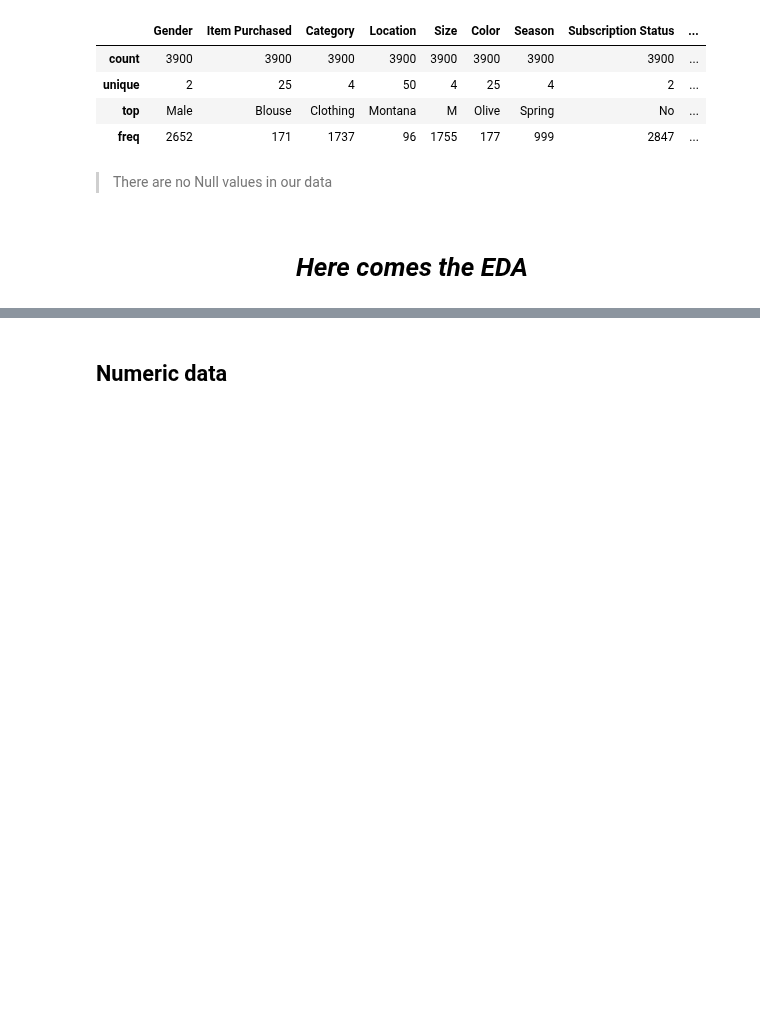
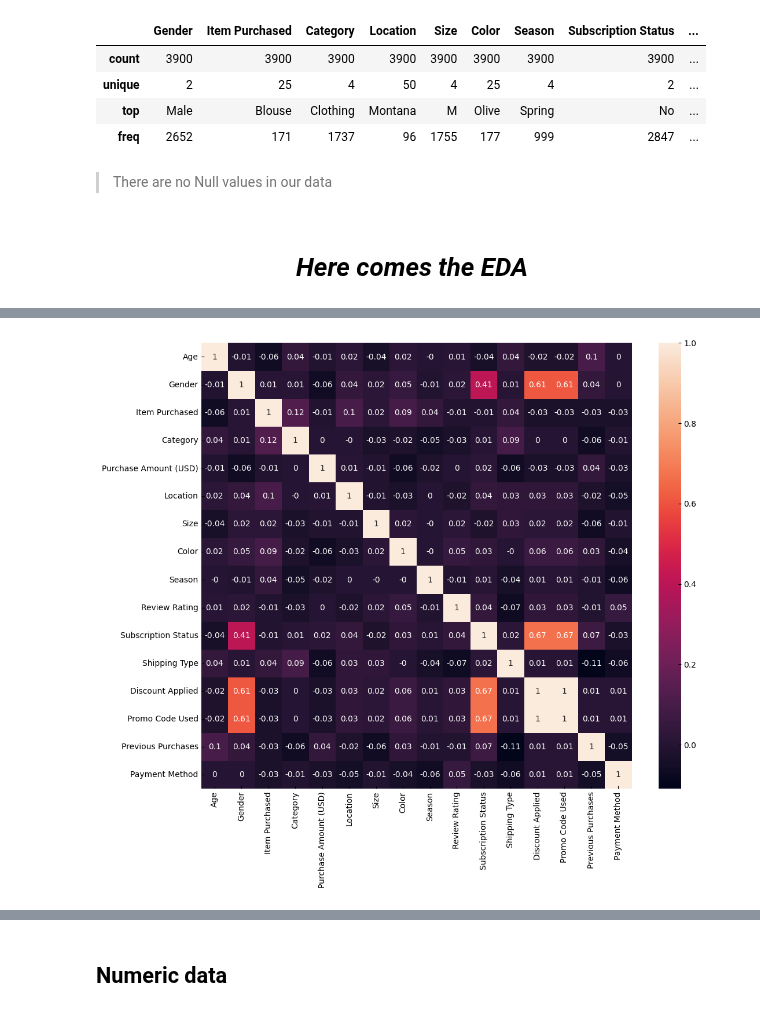
Before and after one commit to georgekovin/Consumer-Behavior-and-Shopping-Habits-Research, a Jupyter notebook: research.ipynb, the cells around one changed output, grey strips where cells are left out. Drawn from its saved outputs; the diff is of its cells as text; code cells hidden in the pictures; blank space fills up the shorter version.

```diff
--- a/research.ipynb
+++ b/research.ipynb
@@ -91,9 +93,3 @@ data.describe(include='object').round(2)
 > There are no Null values in our data
 # %% [markdown]
 # <center> *Here comes the EDA*
-# %%
-if data['Customer ID'].nunique() == data.shape[0]:
-    # I delete this column
-    data.drop('Customer ID', axis=1, inplace=True)
-
-data.shape
@@ -101,0 +108,19 @@ data.shape
+# %%
+get_purch_freq = lambda freq: (data[data['Frequency of Purchases'] == freq]
+                               .drop('Frequency of Purchases', axis=1)
+                               .reset_index(drop=True))
+# %%
+def show_corr():
+    data_3mth = get_purch_freq('Every 3 Months')
+
+    for col in data_3mth.columns:
+        if data_3mth[col].dtype == 'object':
+            enc = pp.LabelEncoder()
+            data_3mth[col] = enc.fit_transform(data_3mth[col])
+
+    plt.figure(figsize=(12, 10))
+    sb.heatmap(data_3mth.corr().round(2), annot=True)
+
+show_corr()
+# %% [output]
+[figure, added]
```
Also changed, not shown: parts of 45 cells of this notebook.
